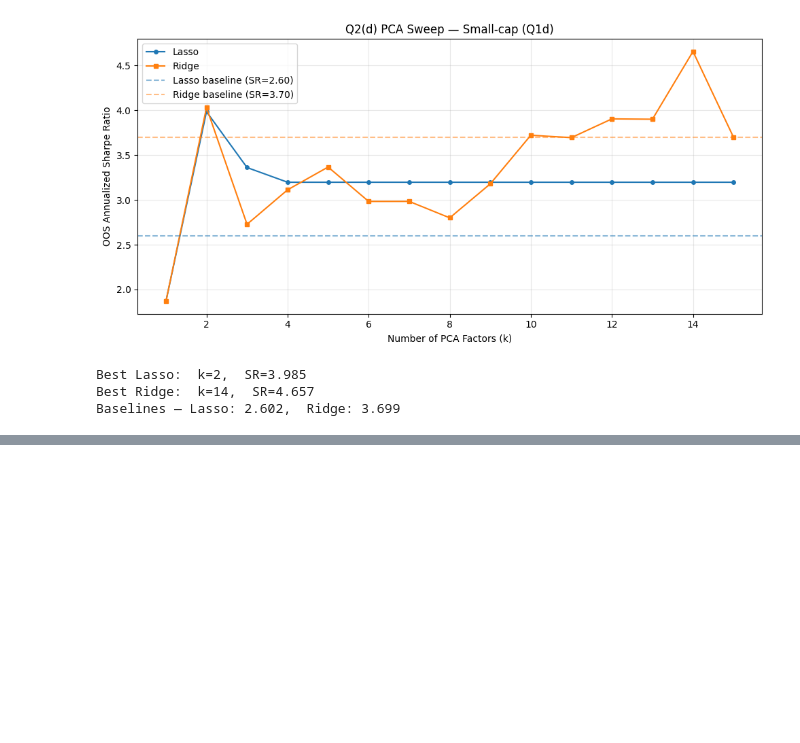
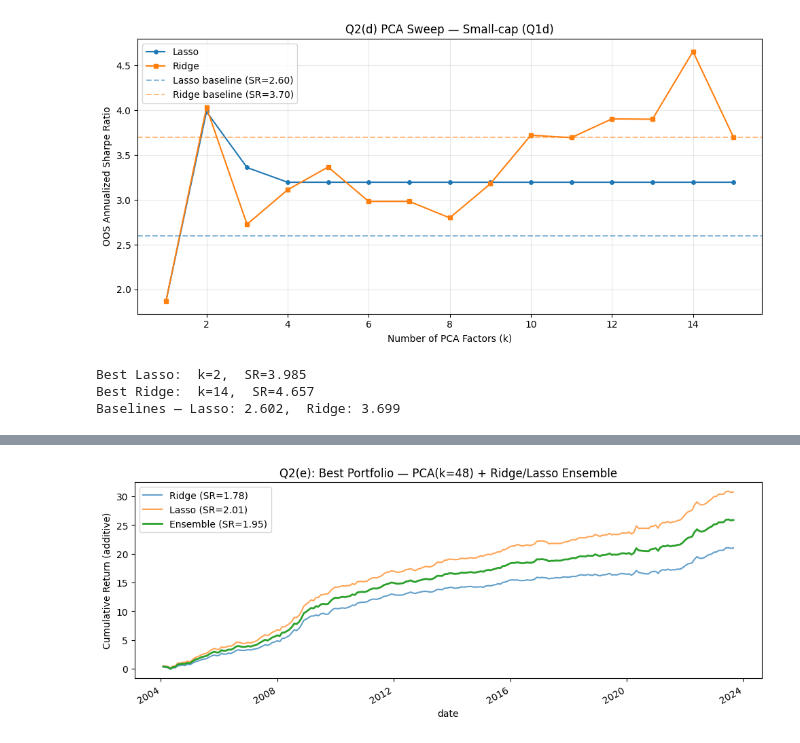
Before and after one commit to OlegGlo/ML-for-finance-HW, a Jupyter notebook: PSet2/HW2p2.ipynb, the cells around one changed output, grey strips where cells are left out. Cells and saved outputs as stored; diff of their text form; code cells hidden in the pictures; blank space fills up the shorter version.

```diff
--- a/PSet2/HW2p2.ipynb
+++ b/PSet2/HW2p2.ipynb
@@ -642,0 +643,82 @@ etc...
+# %%
+# Strategy: use TimeSeriesSplit CV on training data to select optimal k,
+# then ensemble Ridge + Lasso at that k
+
+from sklearn.model_selection import TimeSeriesSplit
+
+# Re-establish lsret data (Q2d may have overwritten X_train/X_test)
+X_e = returns_clean.copy() / 100
+y_e = pd.Series(1.0, index=X_e.index)
+train_mask_e = X_e.index < "2004-01-01"
+X_train_e, y_train_e = X_e[train_mask_e], y_e[train_mask_e]
+X_test_e = X_e[~train_mask_e]
+
+scaler_e = StandardScaler(with_mean=False)
+X_train_sc_e = scaler_e.fit_transform(X_train_e)
+X_test_sc_e = scaler_e.transform(X_test_e)
+
+pca_e = PCA().fit(X_train_sc_e)
+
+# Step 1: CV to select k (no peeking at test set)
+tscv = TimeSeriesSplit(n_splits=5)
+cv_sharpes = []
+
+with warnings.catch_warnings():
+    warnings.simplefilter("ignore")
+    for k in range(1, 51):
+        V_k = pca_e.components_[:k].T
+        Z_train = X_train_sc_e @ V_k
+        fold_srs = []
+        for tr_idx, val_idx in tscv.split(Z_train):
+            ridge_f = RidgeCV(alphas=np.logspace(-3, 3, 50),
+                              fit_intercept=False)
+            ridge_f.fit(Z_train[tr_idx], y_train_e.iloc[tr_idx])
+            val_raw = Z_train[val_idx] @ ridge_f.coef_
+            lev = np.sum(np.abs(ridge_f.coef_))
+            if lev > 0:
+                fold_srs.append(annualized_sharpe(pd.Series(val_raw / lev)))
+        cv_sharpes.append(np.nanmean(fold_srs))
+
+best_k = int(np.nanargmax(cv_sharpes)) + 1
+print(f"CV-selected optimal k: {best_k}")
+
+# Step 2: Fit Ridge + Lasso at best k
+V_best = pca_e.components_[:best_k].T
+Z_train_best = X_train_sc_e @ V_best
+Z_test_best = X_test_sc_e @ V_best
+
+with warnings.catch_warnings():
+    warnings.simplefilter("ignore")
+    ridge_e = RidgeCV(alphas=np.logspace(-3, 3, 50), cv=5,
+                      fit_intercept=False).fit(Z_train_best, y_train_e)
+    lasso_e = LassoCV(cv=5, max_iter=200000, fit_intercept=False,
+                      random_state=0).fit(Z_train_best, y_train_e)
+
+def oos_returns(model, Z_test, index):
+    raw = Z_test @ model.coef_
+    lev = np.sum(np.abs(model.coef_))
+    return pd.Series(raw / lev if lev > 0 else raw, index=index)
+
+ridge_oos_e = oos_returns(ridge_e, Z_test_best, X_test_e.index)
+lasso_oos_e = oos_returns(lasso_e, Z_test_best, X_test_e.index)
+ensemble_oos = (ridge_oos_e + lasso_oos_e) / 2
+
+sr_r = annualized_sharpe(ridge_oos_e)
+sr_l = annualized_sharpe(lasso_oos_e)
+sr_ens = annualized_sharpe(ensemble_oos)
+
+print(f"\nOOS Sharpe (k={best_k} PCA factors):")
+print(f"  Ridge:    {sr_r:.3f}")
+print(f"  Lasso:    {sr_l:.3f}")
+print(f"  Ensemble: {sr_ens:.3f}")
+
+fig, ax = plt.subplots(figsize=(10, 4))
+ridge_oos_e.cumsum().plot(ax=ax, label=f"Ridge (SR={sr_r:.2f})", alpha=0.7)
+lasso_oos_e.cumsum().plot(ax=ax, label=f"Lasso (SR={sr_l:.2f})", alpha=0.7)
+ensemble_oos.cumsum().plot(ax=ax, label=f"Ensemble (SR={sr_ens:.2f})", lw=2)
+ax.set_title(f"Q2(e): Best Portfolio — PCA(k={best_k}) + Ridge/Lasso Ensemble")
+ax.set_ylabel("Cumulative Return (additive)")
+ax.legend()
+plt.tight_layout()
+plt.show()
+# %% [output]
@@ -642,0 +731 @@ etc...
+[figure, added]
```
Also changed, not shown: parts of 5 cells of this notebook.
